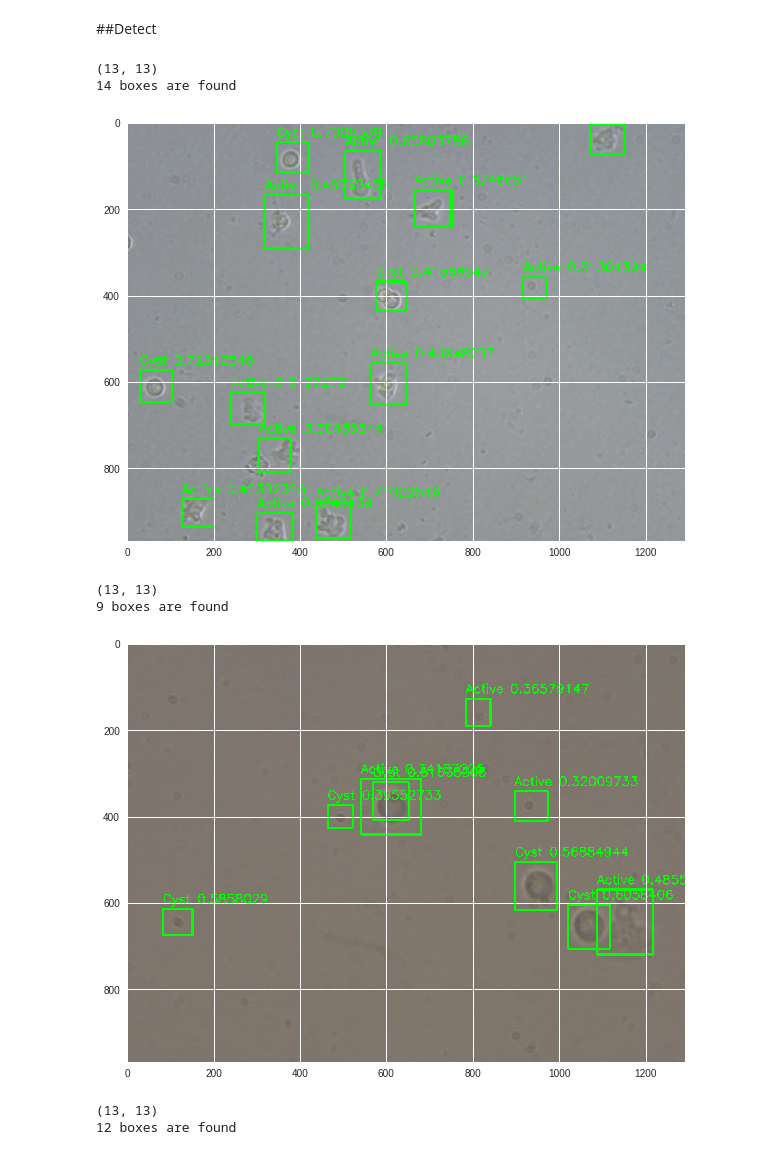
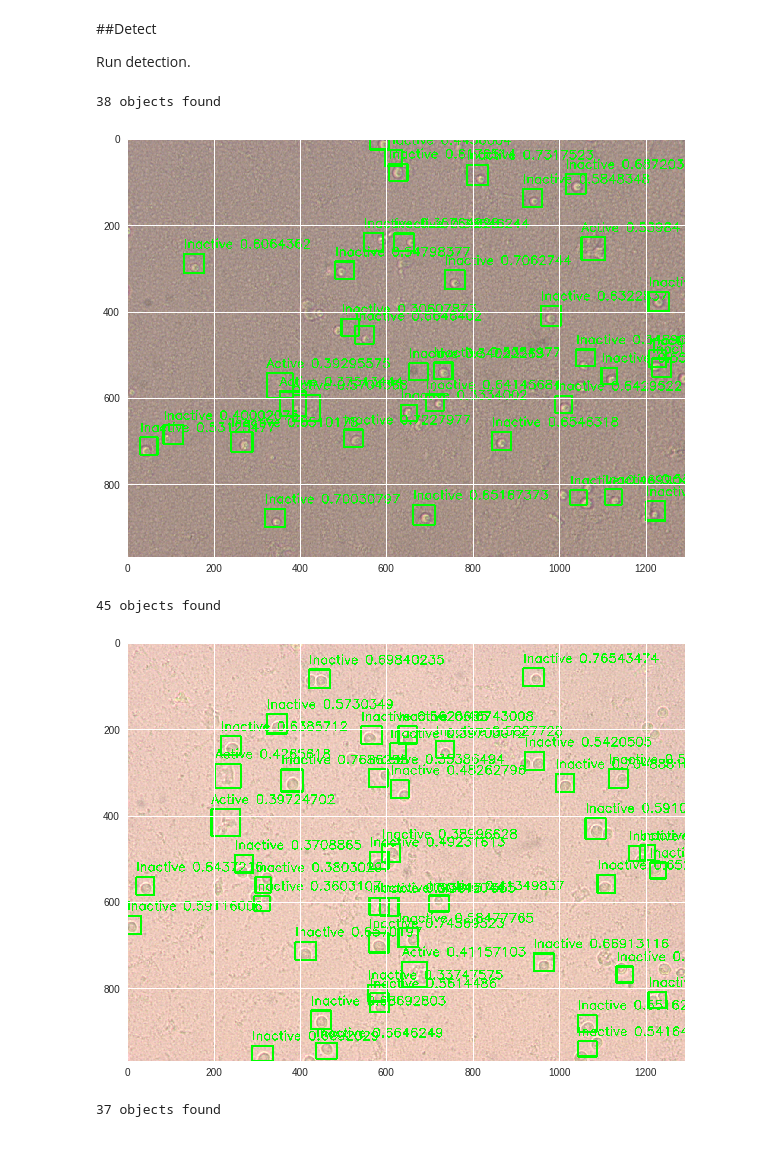
Before and after one commit to sarisabban/SinfNet, a Jupyter notebook: YOLOv2.ipynb, the cells around one changed output. Cells and saved outputs as stored; diff of their text form; code cells hidden in the pictures.

```diff
--- a/YOLOv2.ipynb
+++ b/YOLOv2.ipynb
@@ -950,15 +971,14 @@ mAP: 0.6668
 # %% [markdown]
 ##Detect
+
+Run detection.
 # %%
-predict('cell.h5', './dataset/Images/Cell001.jpg')
-predict('cell.h5', './dataset/Images/Cell010.jpg')
-predict('cell.h5', './dataset/Images/Cell100.jpg')
+predict('weights.h5', './dataset/Val/Eval01.jpg')
+predict('weights.h5', './dataset/Val/Eval34.jpg')
+predict('weights.h5', './dataset/Val/Eval36.jpg')
 # %% [output]
-(13, 13)
-14 boxes are found
+38 objects found
-[figure, old version]
+[figure, new version]
-(13, 13)
-9 boxes are found
+45 objects found
-[figure, old version]
+[figure, new version]
-(13, 13)
-12 boxes are found
+37 objects found
```
Also changed, not shown: parts of 4 cells of this notebook.
